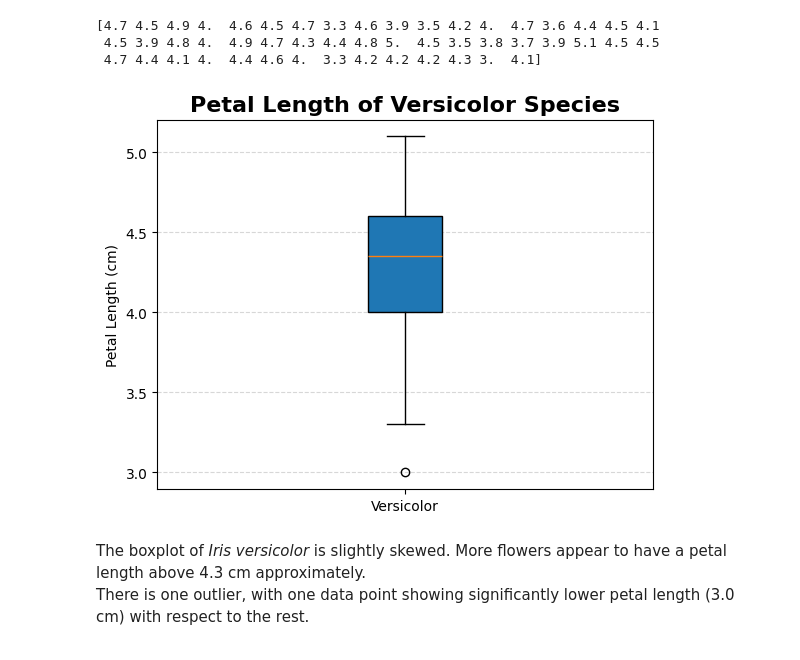
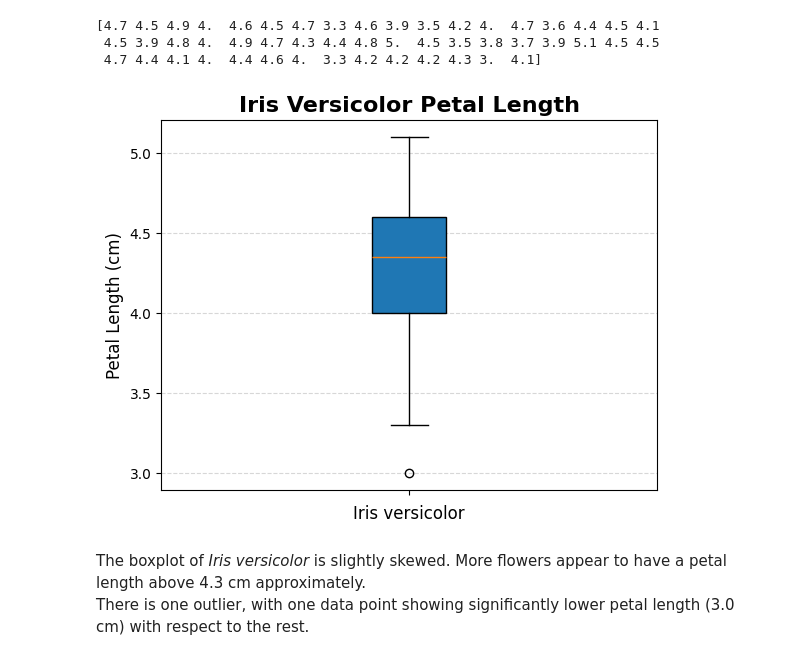
Before and after one commit to AnnaLoz28/principles_of_data_analytics, a Jupyter notebook: tasks.ipynb, the cells around one changed output. Drawn from its saved outputs; the diff is of its cells as text; code cells hidden in the pictures.

```diff
--- a/tasks.ipynb
+++ b/tasks.ipynb
@@ -477,16 +485,11 @@ print(versicolor_pl)
 [4.7 4.5 4.9 4.  4.6 4.5 4.7 3.3 4.6 3.9 3.5 4.2 4.  4.7 3.6 4.4 4.5 4.1
  4.5 3.9 4.8 4.  4.9 4.7 4.3 4.4 4.8 5.  4.5 3.5 3.8 3.7 3.9 5.1 4.5 4.5
  4.7 4.4 4.1 4.  4.4 4.6 4.  3.3 4.2 4.2 4.2 4.3 3.  4.1]
-# %%
-# create a boxplot of petal length for versicolor species
-fig, ax = plt.subplots()
-versicolor_plot = ax.boxplot(versicolor_pl, patch_artist=True)
-ax.set_xticklabels(["Versicolor"])
-ax.set_title("Petal Length of Versicolor Species", fontdict= title_font)
-ax.set_ylabel("Petal Length (cm)")
-ax.grid(axis = "y", linestyle = "--", alpha = 0.5)
-# %% [output]
-[figure, removed]
+# %%
+# create the boxplot for Iris versicolor petal length
+boxplots_creator(versicolor_pl, title= "Iris Versicolor Petal Length", xlab= "Iris versicolor", ylab="Petal Length (cm)", grid = True )
+# %% [output]
+[figure, added]
 # %% [markdown]
 The boxplot of *Iris versicolor* is slightly skewed. More flowers appear to have a petal length above 4.3 cm approximately.
 There is one outlier, with one data point showing significantly lower petal length (3.0 cm) with respect to the rest.
```
Also changed, not shown: parts of 9 cells of this notebook.
